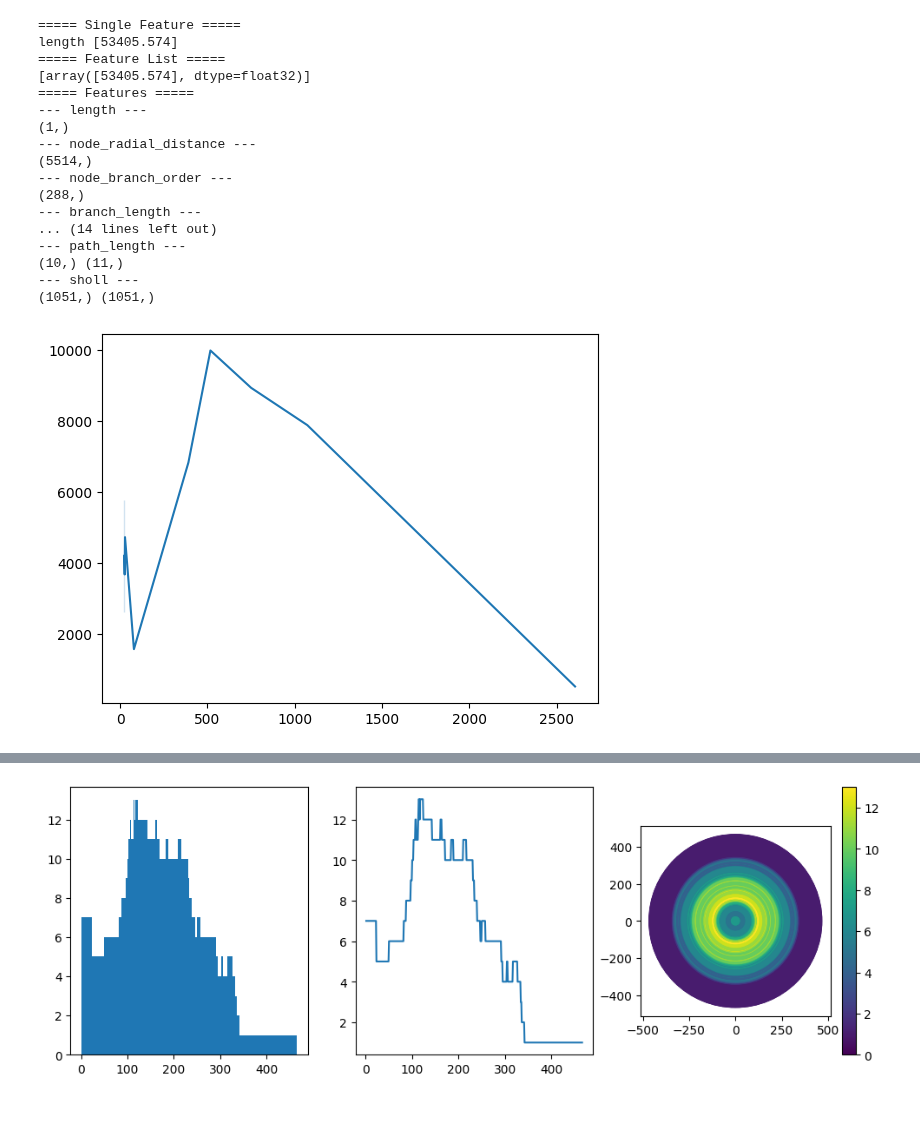
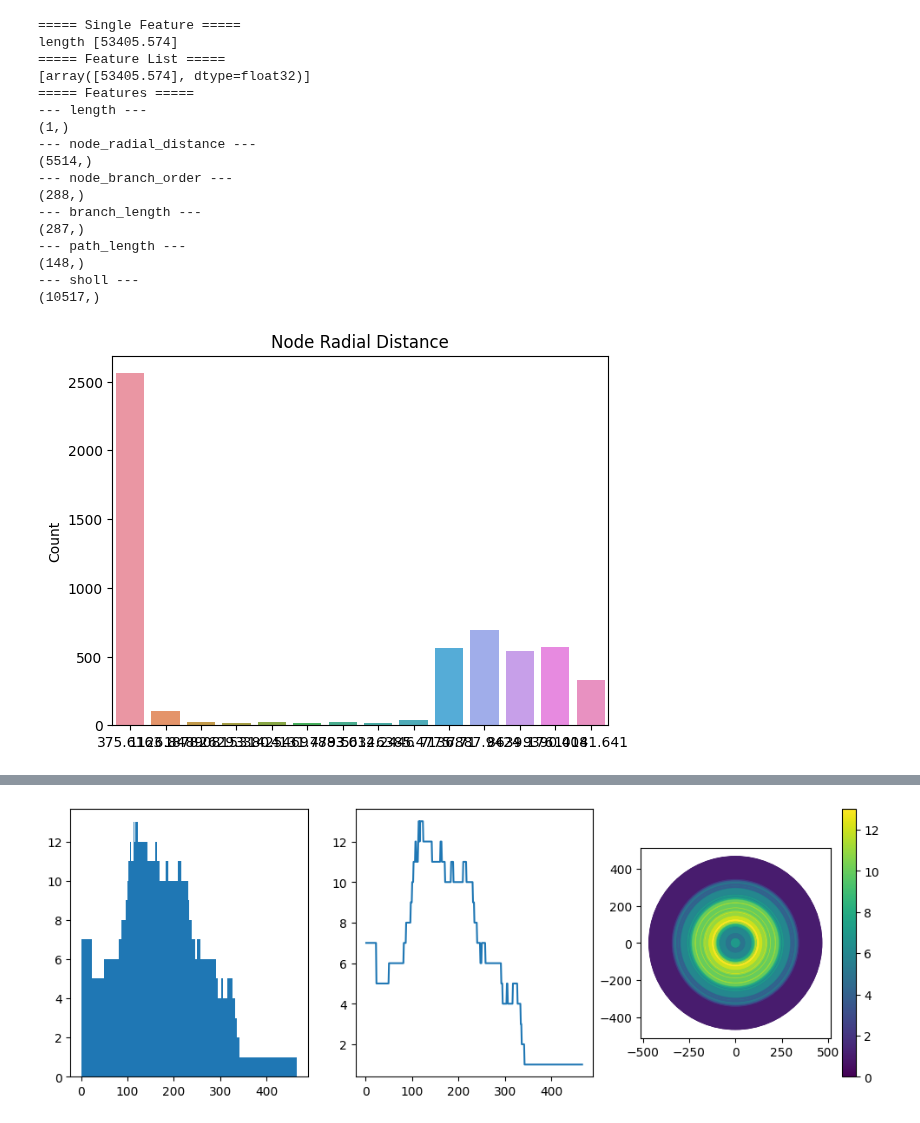
Before and after one commit to yzx9/swcgeom, a Jupyter notebook: examples/Features.ipynb, the cells around one changed output, grey strips where cells are left out. Drawn from its saved outputs; the diff is of its cells as text; code cells hidden in the pictures.

```diff
--- a/examples/Features.ipynb
+++ b/examples/Features.ipynb
@@ -38,44 +38,38 @@ all_features: Dict[Feature, Dict] = {
 }
 
 print("===== Single Feature =====")
 print("length", features.get("length"))
 
 print("===== Feature List =====")
 with numpy_printoptions(threshold=10):
     print(features.get(["length"]))
 
 print("===== Features =====")
 with numpy_printoptions(threshold=10):
     for k, v in features.get(all_features).items():
         print(f"--- {k} ---")
         print(v.shape)
 
-print("===== Features Distribution =====")
-with numpy_printoptions(threshold=5):
-    for k, (x, y) in features.get_histogram(all_features).items():
-        print(f"--- {k} ---")
-        print(x.shape, y.shape)
-
-_ = features.plot_histogram("node_radial_distance")
+_ = features.plot("node_radial_distance")
 # %% [output]
 ===== Single Feature =====
 length [53405.574]
 ===== Feature List =====
 [array([53405.574], dtype=float32)]
 ===== Features =====
 --- length ---
 (1,)
 --- node_radial_distance ---
 (5514,)
 --- node_branch_order ---
 (288,)
 --- branch_length ---
-... (14 lines left out)
+(287,)
 --- path_length ---
-(10,) (11,)
+(148,)
 --- sholl ---
-(1051,) (1051,)
+(10517,)
-[figure, old version]
+[figure, new version]
 # %%
 features = extract_feature(population)
 
```
Also changed, not shown: parts of 1 cell of this notebook, 2 other files.
